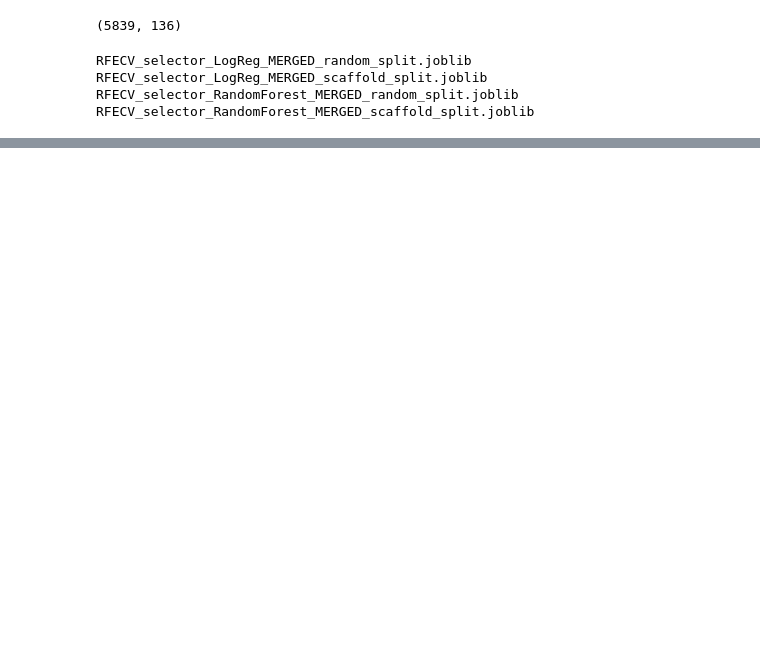
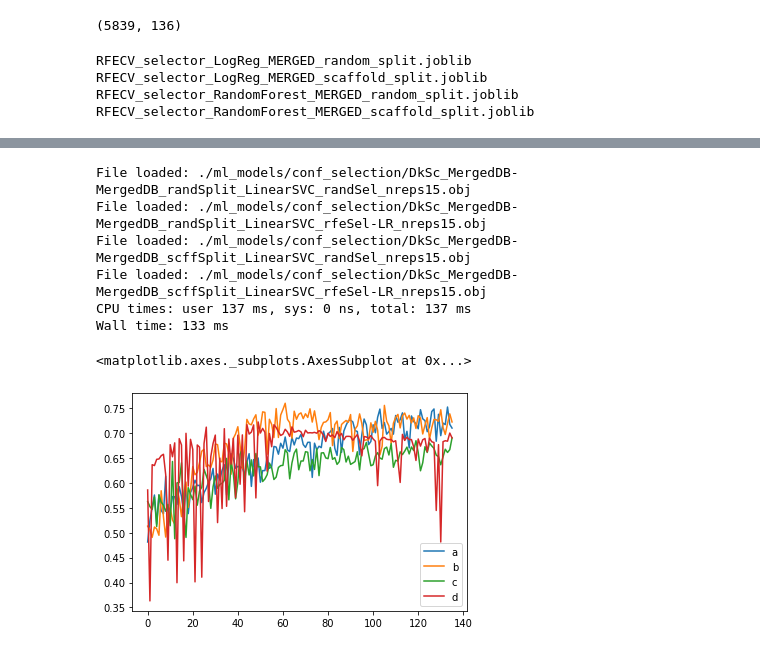
Before and after one commit to jRicciL/FXa-notebooks, a Jupyter notebook: 2_Docking_analysis/6_Models_with_Feature_Selections.ipynb, the cells around one changed output, grey strips where cells are left out. Saved outputs shown, nothing was run; the diff lists cells and outputs as text; code cells hidden in the pictures; blank space fills up the shorter version.

```diff
--- a/2_Docking_analysis/6_Models_with_Feature_Selections.ipynb
+++ b/2_Docking_analysis/6_Models_with_Feature_Selections.ipynb
@@ -148,0 +326,63 @@ Wall time: 52.9 s
+# %%
+%%time
+from sklearn.svm import SVC
+
+estimator_name = 'LinearSVC'
+hyparams = {'C': 1e-12, 'kernel': 'linear', 'probability':True}
+estimator = SVC(**hyparams)
+nreps=15
+
+
+#*******************
+# Splitting: Random
+#*******************
+split_type = 'randSplit'
+#------------------
+# Random Selection
+#------------------
+selection_type = 'randSel'
+filename = format_filename(FILEPATH, split_type, estimator_name, selection_type, f'nreps{nreps}')
+randSel_res_rds = randsel_ML(filename, estimator, X, y, nreps=nreps, verbose = True)
+#-------------------------
+# REF Selection (Log. Reg)
+#-------------------------
+selection_type = 'rfeSel-LR'
+filename = format_filename(FILEPATH, split_type, estimator_name, selection_type, f'nreps{nreps}')
+df_preselected_confs = df_sel_confs_RFE_LR_rd
+rfe_LR_res_rds = presel_ML(filename, estimator, X, y, df_preselected_confs, nreps=nreps, verbose=True)
+
+
+#*********************
+# Splitting: Scaffold
+#*********************
+split_type = 'scffSplit'
+#------------------
+# Random Selection
+#------------------
+selection_type = 'randSel'
+filename = format_filename(FILEPATH, split_type, estimator_name, selection_type, f'nreps{nreps}')
+randSel_res_scff = randsel_ML(filename, estimator, X, y,
+                   split_type=split_type, scaffold_series=scaffold_series, nreps=nreps, verbose=True)
+#-------------------------
+# REF Selection (Log. Reg)
+#-------------------------
+selection_type = 'rfeSel-LR'
+filename = format_filename(FILEPATH, split_type, estimator_name, 'rfeSel-LR', f'nreps{nreps}')
+df_preselected_confs = df_sel_confs_RFE_LR_rd
+rfe_LR_res_scff = presel_ML_rd_split(filename, estimator, X, y, df_preselected_confs,
+                                split_type=split_type, scaffold_series=scaffold_series, verbose=True)
+
+
+sns.lineplot(range(136), randSel_res_rds.mean(axis=1), label='a')
+sns.lineplot(range(136), rfe_LR_res_rds.mean(axis=1), label='b')
+sns.lineplot(range(136), randSel_res_scff.mean(axis=1), label='c')
+sns.lineplot(range(136), rfe_LR_res_scff.mean(axis=1), label='d')
+# %% [output]
+File loaded: ./ml_models/conf_selection/DkSc_MergedDB-MergedDB_randSplit_LinearSVC_randSel_nreps15.obj
+File loaded: ./ml_models/conf_selection/DkSc_MergedDB-MergedDB_randSplit_LinearSVC_rfeSel-LR_nreps15.obj
+File loaded: ./ml_models/conf_selection/DkSc_MergedDB-MergedDB_scffSplit_LinearSVC_randSel_nreps15.obj
+File loaded: ./ml_models/conf_selection/DkSc_MergedDB-MergedDB_scffSplit_LinearSVC_rfeSel-LR_nreps15.obj
+CPU times: user 137 ms, sys: 0 ns, total: 137 ms
+Wall time: 133 ms
+<matplotlib.axes._subplots.AxesSubplot at 0x...>
+[figure, added]
```
Also changed, not shown: parts of 11 cells of this notebook, 1 other file.
